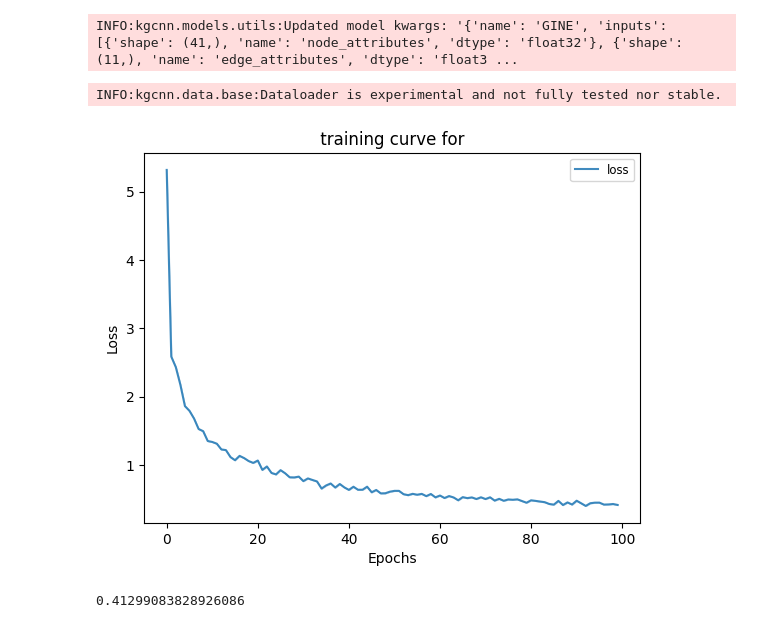
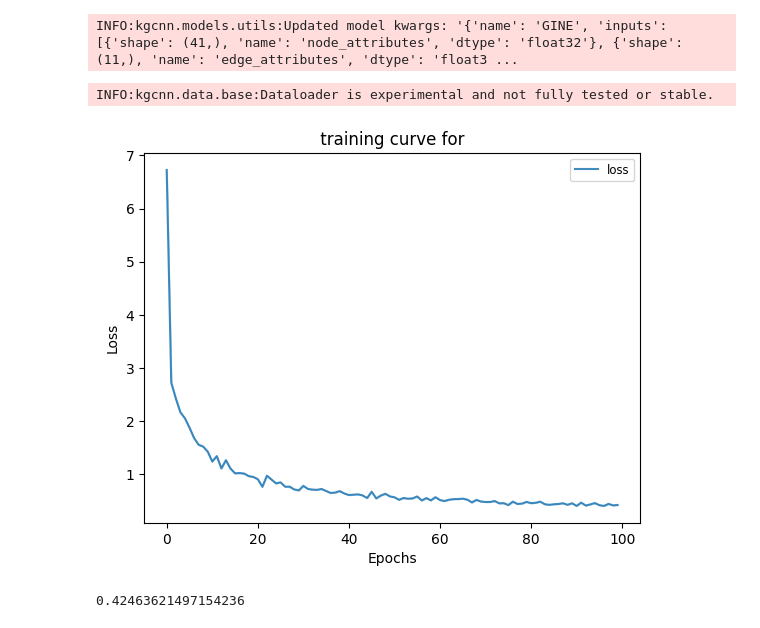
Before and after one commit to aimat-lab/gcnn_keras, a Jupyter notebook: notebooks/tutorial_model_loading_options.ipynb, the cells around one changed output. Cells and saved outputs as stored; diff of their text form; code cells hidden in the pictures.

Commit message:
tested and updated dataloader. Fixed minor bugs. Added more test training.

```diff
--- a/notebooks/tutorial_model_loading_options.ipynb
+++ b/notebooks/tutorial_model_loading_options.ipynb
@@ -125,11 +125,20 @@ model.compile(loss="mean_absolute_error")
 # %% [output]
 INFO:kgcnn.models.utils:Updated model kwargs: '{'name': 'GINE', 'inputs': [{'shape': (41,), 'name': 'node_attributes', 'dtype': 'float32'}, {'shape': (11,), 'name': 'edge_attributes', 'dtype': 'float3 ...
 # %%
-dataloader = dataset.tf_disjoint_data_generator(inputs=inputs, outputs=outputs, batch_size=31, has_edges=True)
+dataloader = dataset.tf_disjoint_data_generator(
+    inputs=inputs,
+    outputs=outputs,
+    batch_size=32,
+    assignment_to_id=[0, 1, 1],
+    assignment_of_indices=[None, None, 0],
+    pos_batch_id=[3,4],
+    pos_subgraph_id=[5,6],
+    pos_count=[7,8],
+)
 hist = model.fit(dataloader, epochs=100, verbose=0)
 plot_train_test_loss([hist]);
 print(hist.history["loss"][-1])
 # %% [output]
-INFO:kgcnn.data.base:Dataloader is experimental and not fully tested nor stable.
+INFO:kgcnn.data.base:Dataloader is experimental and not fully tested or stable.
-[figure, old version]
+[figure, new version]
-0.41299083828926086
+0.42463621497154236
```
Also changed, not shown: parts of 2 cells of this notebook, 15 other files.
